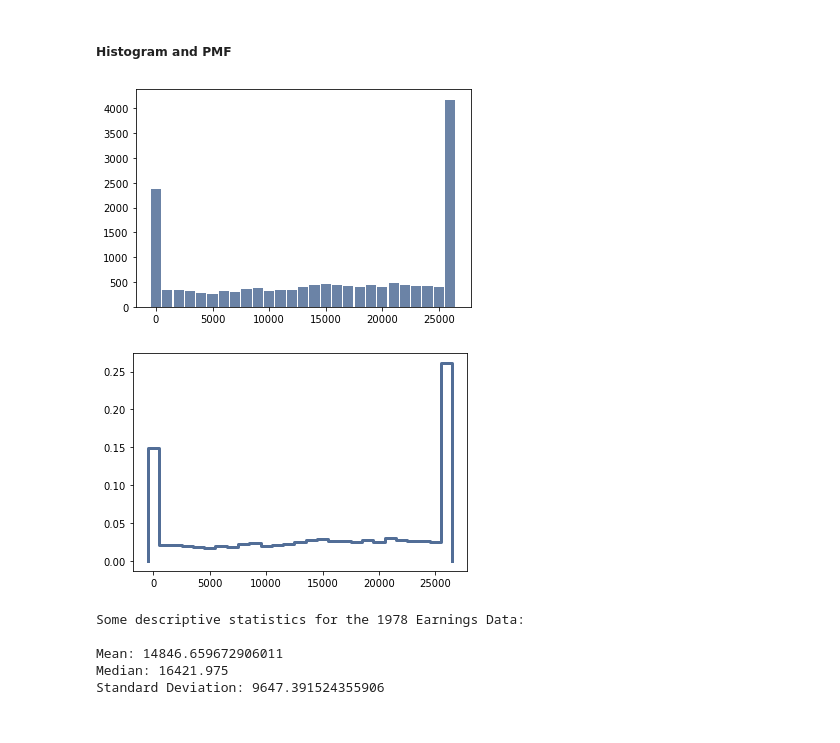
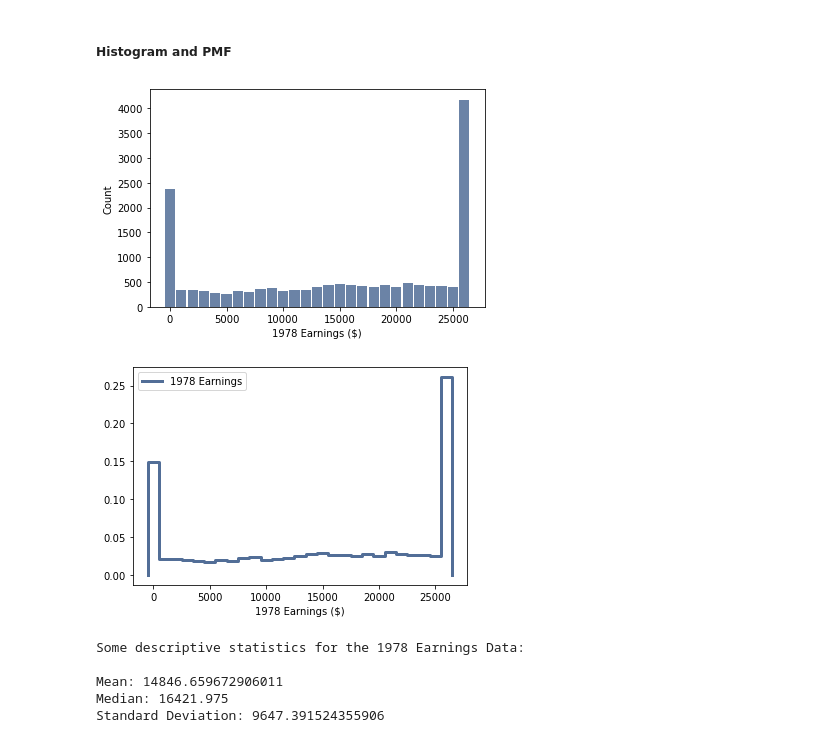
Before and after one commit to Pizza1119/BSIP_Assignment_1_Students, a Jupyter notebook: stats_asn_1_stud_temp.ipynb, the cells around one changed output. Cells and saved outputs as stored; diff of their text form; code cells hidden in the pictures.

```diff
--- a/stats_asn_1_stud_temp.ipynb
+++ b/stats_asn_1_stud_temp.ipynb
@@ -290,6 +290,7 @@ Some ways we could further investigate this would be to determine what line of w
 earnings78_hist = thinkstats2.Hist(round(earnings78, -3))
 
 thinkplot.hist(earnings78_hist)
+thinkplot.Config(xlabel = '1978 Earnings ($)', ylabel = 'Count')
 
 
 #Note: if you don't round or otherwise create bins, the thinkstats plots for this will be weird
@@ -297,11 +298,12 @@ thinkplot.hist(earnings78_hist)
 #Every cent is a different value.
 #Seaborn plots will probably look better by default.
 # %% [output]
-[figure, old version]
+[figure, new version]
 # %%
 thinkplot.pmf(earnings78_pmf)
+thinkplot.Config(xlabel = '1978 Earnings ($)')
 # %% [output]
-[figure, old version]
+[figure, new version]
 # %%
 print('Some descriptive statistics for the 1978 Earnings Data: \n')
 
```
